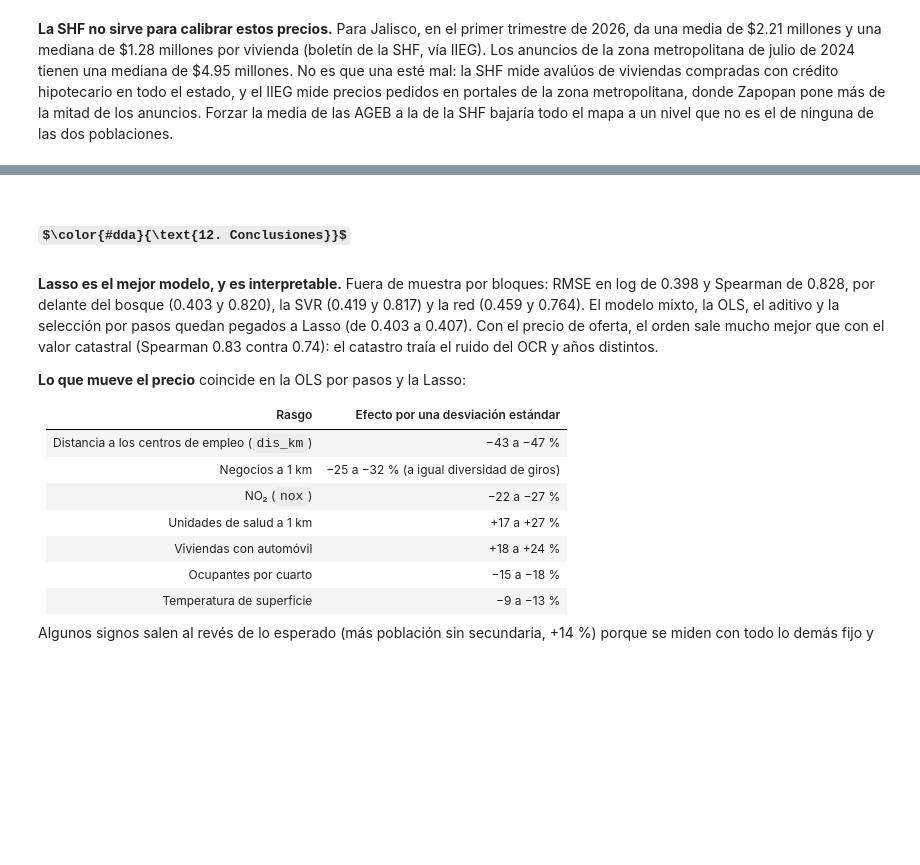
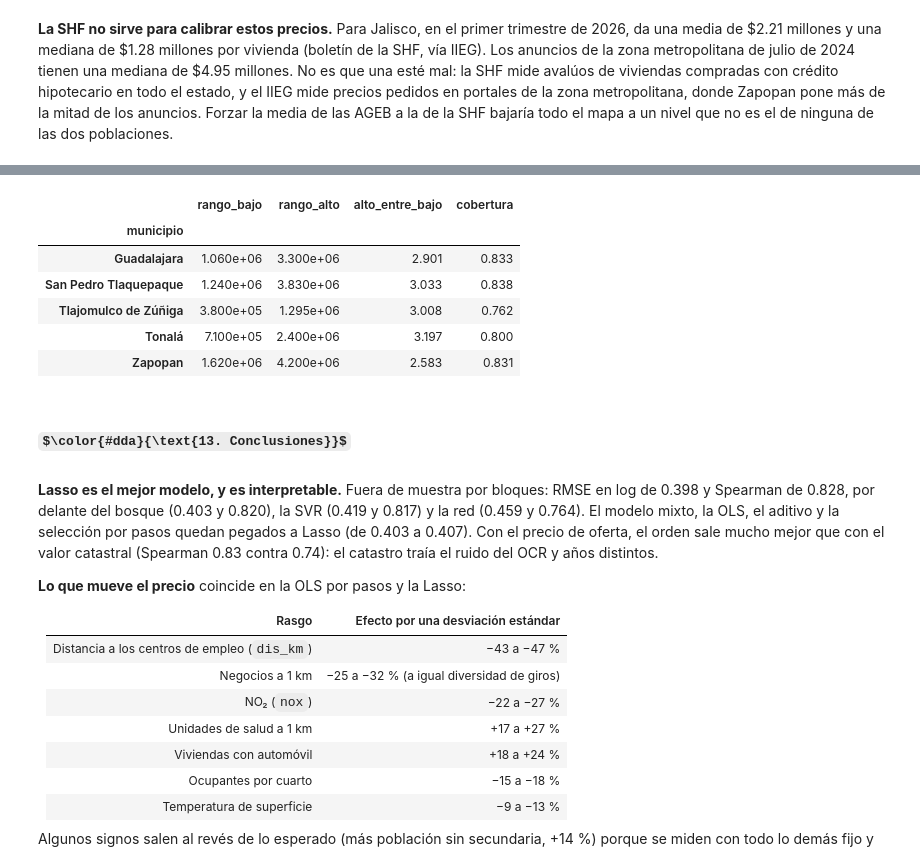
Before and after one commit to RemiH06/mapoDoufu, a Jupyter notebook: estudios/precio_estimado/modelos.ipynb, the cells around one changed output, grey strips where cells are left out. Drawn from its saved outputs; the diff is of its cells as text; code cells hidden in the pictures; some formulas as TeX source; blank space fills up the shorter version.

```diff
--- a/estudios/precio_estimado/modelos.ipynb
+++ b/estudios/precio_estimado/modelos.ipynb
@@ -467,5 +493,16 @@ pd.DataFrame({
+# %%
+t[t["fuente"] == "modelo"].assign(alto_entre_bajo=lambda d: d["rango_alto"] / d["rango_bajo"]).groupby(
+    "municipio")[["rango_bajo", "rango_alto", "alto_entre_bajo", "cobertura"]].median()
+# %% [output]
+|  | rango_bajo | rango_alto | alto_entre_bajo | cobertura |
+| municipio |  |  |  |  |
+| Guadalajara | 1.060e+06 | 3.300e+06 | 2.901 | 0.833 |
+| San Pedro Tlaquepaque | 1.240e+06 | 3.830e+06 | 3.033 | 0.838 |
+| Tlajomulco de Zúñiga | 3.800e+05 | 1.295e+06 | 3.008 | 0.762 |
+| Tonalá | 7.100e+05 | 2.400e+06 | 3.197 | 0.800 |
+| Zapopan | 1.620e+06 | 4.200e+06 | 2.583 | 0.831 |
 # %% [markdown]
-## $\color{#dda}{\text{12. Conclusiones}}$
+## $\color{#dda}{\text{13. Conclusiones}}$
 # %% [markdown]
 **Lasso es el mejor modelo, y es interpretable.** Fuera de muestra por bloques: RMSE en log de 0.398 y Spearman de 0.828, por delante del bosque (0.403 y 0.820), la SVR (0.419 y 0.817) y la red (0.459 y 0.764). El modelo mixto, la OLS, el aditivo y la selección por pasos quedan pegados a Lasso (de 0.403 a 0.407). Con el precio de oferta, el orden sale mucho mejor que con el valor catastral (Spearman 0.83 contra 0.74): el catastro traía el ruido del OCR y años distintos.
 
```
Also changed, not shown: parts of 5 cells of this notebook, 12 other files.
